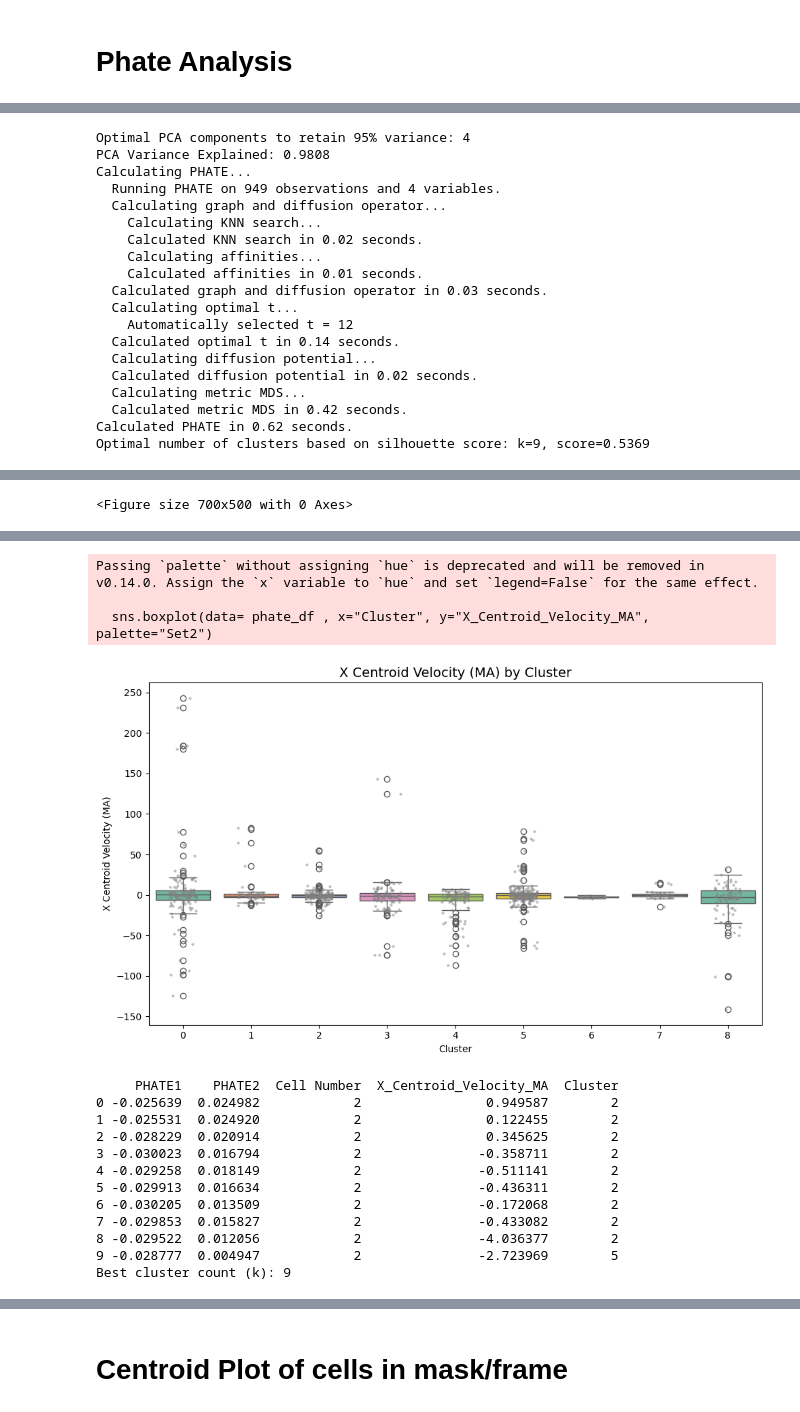
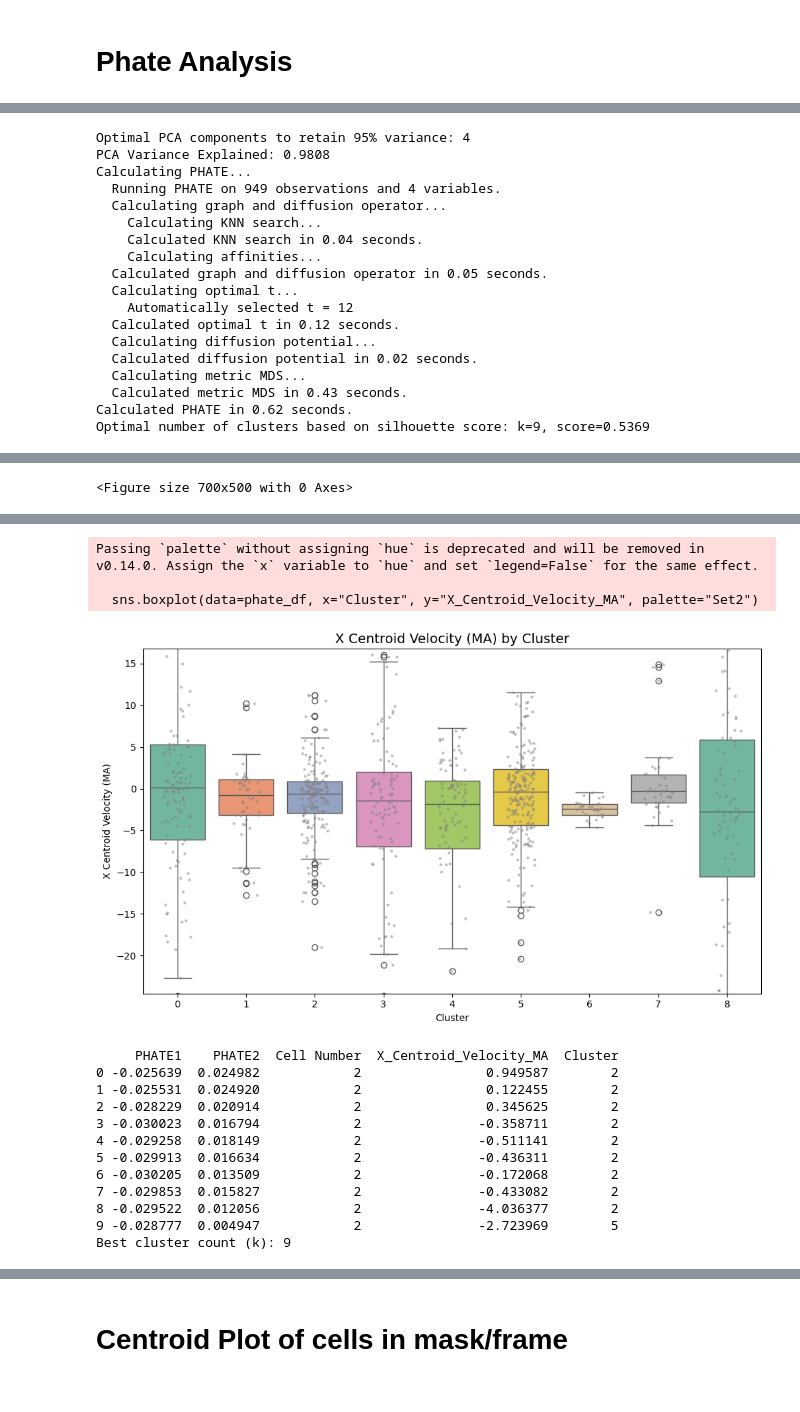
Before and after one commit to mina-mahbub/EmbedTrack_Mina, a Jupyter notebook: Cell_Frame-Video/Track_video.ipynb, the cells around one changed output, grey strips where cells are left out. Cells and saved outputs as stored; diff of their text form; code cells hidden in the pictures.

```diff
--- a/Cell_Frame-Video/Track_video.ipynb
+++ b/Cell_Frame-Video/Track_video.ipynb
@@ -1590,8 +1593,8 @@ def apply_phate(csv_path,output_directory,window_size, variance_threshold=0.95,
     phate_df["Cell Number"] = mini_df["Cell Number"]
 
     # phate_df["Convexity_MA"] = mini_df["Convexity_MA"]
-    phate_df["Y_Centroid_Velocity_MA"] = mini_df["Y_Centroid_Velocity_MA"]
-    # phate_df["X_Centroid_Velocity_MA"] = mini_df["X_Centroid_Velocity_MA"]
+    # phate_df["Y_Centroid_Velocity_MA"] = mini_df["Y_Centroid_Velocity_MA"]
+    phate_df["X_Centroid_Velocity_MA"] = mini_df["X_Centroid_Velocity_MA"]
 
     # Apply k-means clustering on PHATE embedding
     kmeans = KMeans(n_clusters=k_clusters, random_state=44)
@@ -1623,22 +1626,22 @@ def apply_phate(csv_path,output_directory,window_size, variance_threshold=0.95,
     # plt.show()
 
     # ✅ 2D PHATE Scatter Plot Colored by X Centroid Velocity with clipped scale
-    vmin = np.percentile(phate_df["Y_Centroid_Velocity_MA"], 5)
-    vmax = np.percentile(phate_df["Y_Centroid_Velocity_MA"], 95)
+    vmin = np.percentile(phate_df["X_Centroid_Velocity_MA"], 5)
+    vmax = np.percentile(phate_df["X_Centroid_Velocity_MA"], 95)
 
     # vmin = np.percentile(phate_df["Convexity_MA"], 5)
     # vmax = np.percentile(phate_df["Convexity_MA"], 95)
 
     plt.figure(figsize=(10, 7))
     sc_vel = plt.scatter(phate_df["PHATE1"], phate_df["PHATE2"],
-                         c=phate_df["Y_Centroid_Velocity_MA"], cmap='plasma', alpha=0.8,vmin=vmin, vmax=vmax)
+                         c=phate_df["X_Centroid_Velocity_MA"], cmap='plasma', alpha=0.8,vmin=vmin, vmax=vmax)
 
     # sc_vel = plt.scatter(phate_df["PHATE1"], phate_df["PHATE2"],
     #                      c=phate_df["Convexity_MA"], cmap='plasma', alpha=0.8,vmin=vmin, vmax=vmax)
 
 
-    plt.colorbar(sc_vel, label="Y Centroid Velocity (MA)")
-    plt.title("2D PHATE Plot Colored by Y Centroid Velocity (MA)")
+    plt.colorbar(sc_vel, label="X Centroid Velocity (MA)")
+    plt.title("2D PHATE Plot Colored by X Centroid Velocity (MA)")
 
     # plt.colorbar(sc_vel, label="Convexity (MA)")
     # plt.title("2D PHATE Plot Colored by Convexity (MA)")
@@ -1653,11 +1656,26 @@ def apply_phate(csv_path,output_directory,window_size, variance_threshold=0.95,
     # plt.figure(figsize=(10, 7))
     # sc_y = plt.scatter(phate_df["PHATE1"], phate_df["PHATE2"], c=phate_df["Y_Centroid_Velocity_MA"], cmap='plasma', alpha=0.8)
     # plt.colorbar(sc_y, label="Y Centroid Velocity(MA)")
-    plt.title("2D PHATE Plot Colored by Y Centroid Velocity(MA)")
+    plt.title("2D PHATE Plot Colored by X Centroid Velocity(MA)")
     plt.xlabel("PHATE Component 1")
     plt.ylabel("PHATE Component 2")
     plt.grid(True)
     # plt.savefig(os.path.join(output_directory, f"PHATE Plot Colored by Y-Centroid_Velocity_{window_size}.png"))
+    plt.show()
+
+
+    # --- Seaborn Boxplot: X Centroid Velocity by Cluster ---
+    vmin = phate_df["X_Centroid_Velocity_MA"].quantile(0.05)
+    vmax = phate_df["X_Centroid_Velocity_MA"].quantile(0.95)
+    plt.figure(figsize=(10, 6))
+    sns.boxplot(data=phate_df, x="Cluster", y="X_Centroid_Velocity_MA", palette="Set2")
+    sns.stripplot(data=phate_df, x="Cluster", y="X_Centroid_Velocity_MA", color='gray', alpha=0.5, jitter=0.2, size=3)
+    plt.title("X Centroid Velocity (MA) by Cluster", fontsize=14)
+    plt.xlabel("Cluster")
+    plt.ylabel("X Centroid Velocity (MA)")
+    plt.tight_layout()
+    plt.ylim(vmin, vmax)
+    # plt.savefig(os.path.join(output_directory, f"Seaborn_Boxplot_XVelocity_By_Cluster_{window_size}.png"))
     plt.show()
 
     return phate_df
@@ -1668,7 +1686,7 @@ def apply_phate(csv_path,output_directory,window_size, variance_threshold=0.95,
 # # "Area_MA", "Perimeter_MA", "Extent_MA", "Solidity_MA", "Compactness_MA", "Elongation_MA", "Circularity_MA", "Convexity_MA"
 window_size=5
 output_directory = "/home/MinaHossain/EmbedTrack/Cell_Frame-Video/New_Shape/"
-input_directory = "/home/MinaHossain/EmbedTrack/Cell_Frame-Video/Output/"
+input_directory = "/home/MinaHossain/EmbedTrack/Cell_Frame-Video/Output"
 csv_path = os.path.join(input_directory, f"Cells_Centroid_Velocity_TrueLabel_MA_{window_size}.csv")
 phate_results = apply_phate(csv_path, output_directory,window_size)
 
@@ -1821,13 +1842,16 @@ def apply_phate(csv_path, output_directory, window_size, variance_threshold=0.95
 
 
     # --- Seaborn Boxplot: X Centroid Velocity by Cluster ---
+    vmin = phate_df["X_Centroid_Velocity_MA"].quantile(0.05)
+    vmax = phate_df["X_Centroid_Velocity_MA"].quantile(0.95)
     plt.figure(figsize=(10, 6))
-    sns.boxplot(data= phate_df , x="Cluster", y="X_Centroid_Velocity_MA", palette="Set2")
-    sns.stripplot(data= phate_df , x="Cluster", y="X_Centroid_Velocity_MA", color='gray', alpha=0.5, jitter=0.2, size=3)
+    sns.boxplot(data=phate_df, x="Cluster", y="X_Centroid_Velocity_MA", palette="Set2")
+    sns.stripplot(data=phate_df, x="Cluster", y="X_Centroid_Velocity_MA", color='gray', alpha=0.5, jitter=0.2, size=3)
     plt.title("X Centroid Velocity (MA) by Cluster", fontsize=14)
     plt.xlabel("Cluster")
     plt.ylabel("X Centroid Velocity (MA)")
     plt.tight_layout()
+    plt.ylim(vmin, vmax)
     # plt.savefig(os.path.join(output_directory, f"Seaborn_Boxplot_XVelocity_By_Cluster_{window_size}.png"))
     plt.show()
 
@@ -1856,40 +1880,39 @@ output_directory = "/home/MinaHossain/EmbedTrack/Cell_Frame-Video/New_Shape/"
 input_directory = "/home/MinaHossain/EmbedTrack/Cell_Frame-Video/Output/"
 csv_path = os.path.join(input_directory, f"Cells_Centroid_Velocity_TrueLabel_MA_{window_size}.csv")
 
 phate_results, best_k = apply_phate(csv_path, output_directory, window_size)
 print(phate_results.head(10))
 print(f"Best cluster count (k): {best_k}")
 
 # # Optionally, color by another feature
 # color_by_feature(phate_results, "X_Centroid_Velocity_MA", output_directory, window_size)
 # %% [output]
 Optimal PCA components to retain 95% variance: 4
 PCA Variance Explained: 0.9808
 Calculating PHATE...
   Running PHATE on 949 observations and 4 variables.
   Calculating graph and diffusion operator...
     Calculating KNN search...
-    Calculated KNN search in 0.02 seconds.
+    Calculated KNN search in 0.04 seconds.
     Calculating affinities...
-    Calculated affinities in 0.01 seconds.
-  Calculated graph and diffusion operator in 0.03 seconds.
+  Calculated graph and diffusion operator in 0.05 seconds.
   Calculating optimal t...
     Automatically selected t = 12
-  Calculated optimal t in 0.14 seconds.
+  Calculated optimal t in 0.12 seconds.
   Calculating diffusion potential...
   Calculated diffusion potential in 0.02 seconds.
   Calculating metric MDS...
-  Calculated metric MDS in 0.42 seconds.
+  Calculated metric MDS in 0.43 seconds.
 Calculated PHATE in 0.62 seconds.
 Optimal number of clusters based on silhouette score: k=9, score=0.5369
 [figure]
 <Figure size 700x500 with 0 Axes>
 [figure]
 [figure]
 Passing `palette` without assigning `hue` is deprecated and will be removed in v0.14.0. Assign the `x` variable to `hue` and set `legend=False` for the same effect.
 
-  sns.boxplot(data= phate_df , x="Cluster", y="X_Centroid_Velocity_MA", palette="Set2")
+  sns.boxplot(data=phate_df, x="Cluster", y="X_Centroid_Velocity_MA", palette="Set2")
-[figure, old version]
+[figure, new version]
      PHATE1    PHATE2  Cell Number  X_Centroid_Velocity_MA  Cluster
 0 -0.025639  0.024982            2                0.949587        2
 1 -0.025531  0.024920            2                0.122455        2
```
Also changed, not shown: parts of 3 cells of this notebook, 7 other files.
